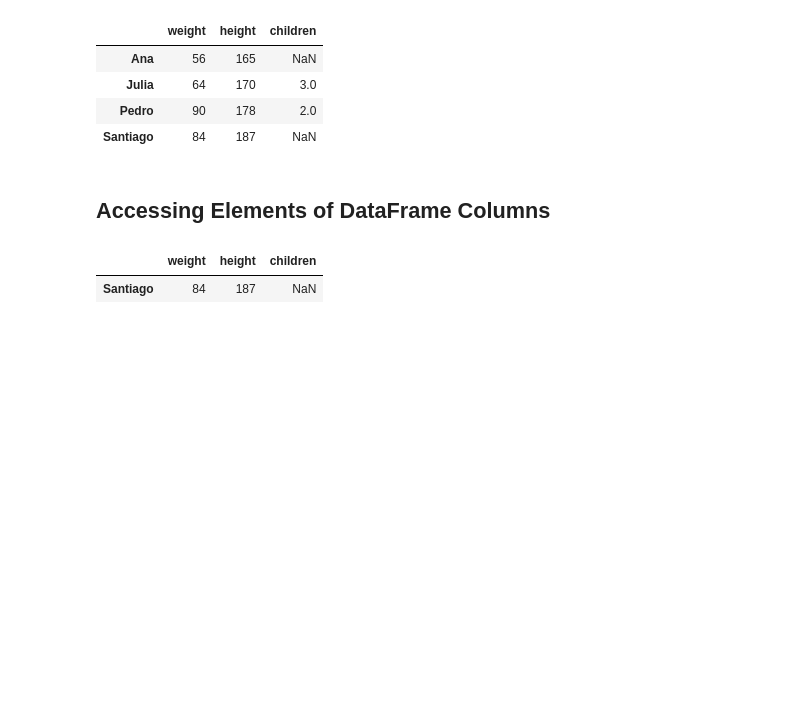
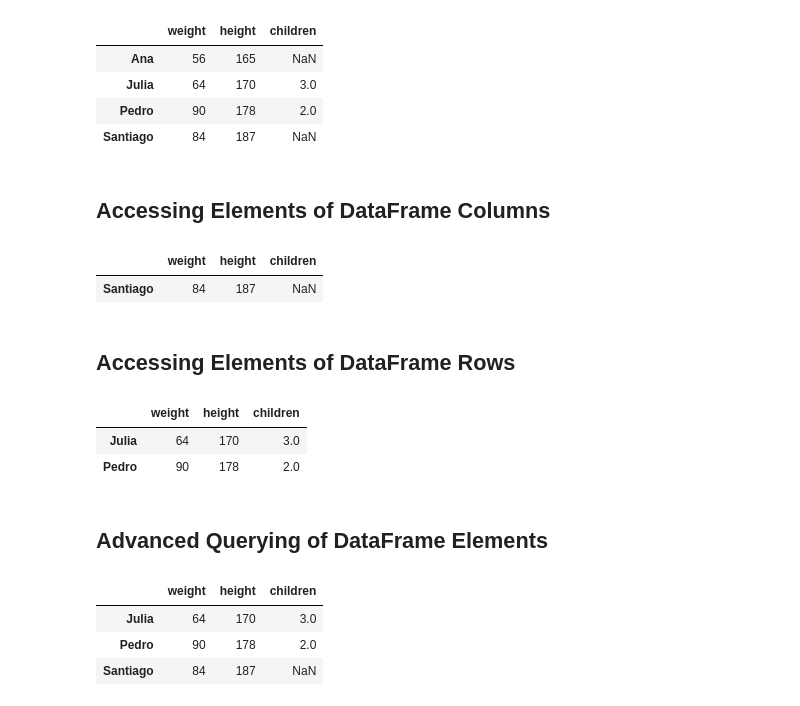
Before and after one commit to JonatanBadillo/Deep-Learning-and-AI, a Jupyter notebook: Introduction to Pandas/Introduction to Pandas.ipynb, the cells around one changed output. Saved outputs shown, nothing was run; the diff lists cells and outputs as text; code cells hidden in the pictures; blank space fills up the shorter version.

Commit message:
Advanced Querying of DataFrame Elements

```diff
--- a/Introduction to Pandas/Introduction to Pandas.ipynb
+++ b/Introduction to Pandas/Introduction to Pandas.ipynb
@@ -188,3 +188,30 @@ df[(df["weight"] > 80) & (df["height"] > 180)]
 # %% [output]
 |  | weight | height | children |
 | Santiago | 84 | 187 | NaN |
+# %% [markdown]
+## Accessing Elements of DataFrame Rows
+# %%
+# Display the DataFrame
+df
+
+df.loc["Pedro"]
+
+df.iloc[2]
+
+df.iloc[1:3]
+# %% [output]
+|  | weight | height | children |
+| Julia | 64 | 170 | 3.0 |
+| Pedro | 90 | 178 | 2.0 |
+# %% [markdown]
+## Advanced Querying of DataFrame Elements
+# %%
+# Display the DataFrame
+df
+
+df.query("height >= 170 and weight > 60")
+# %% [output]
+|  | weight | height | children |
+| Julia | 64 | 170 | 3.0 |
+| Pedro | 90 | 178 | 2.0 |
+| Santiago | 84 | 187 | NaN |
```
